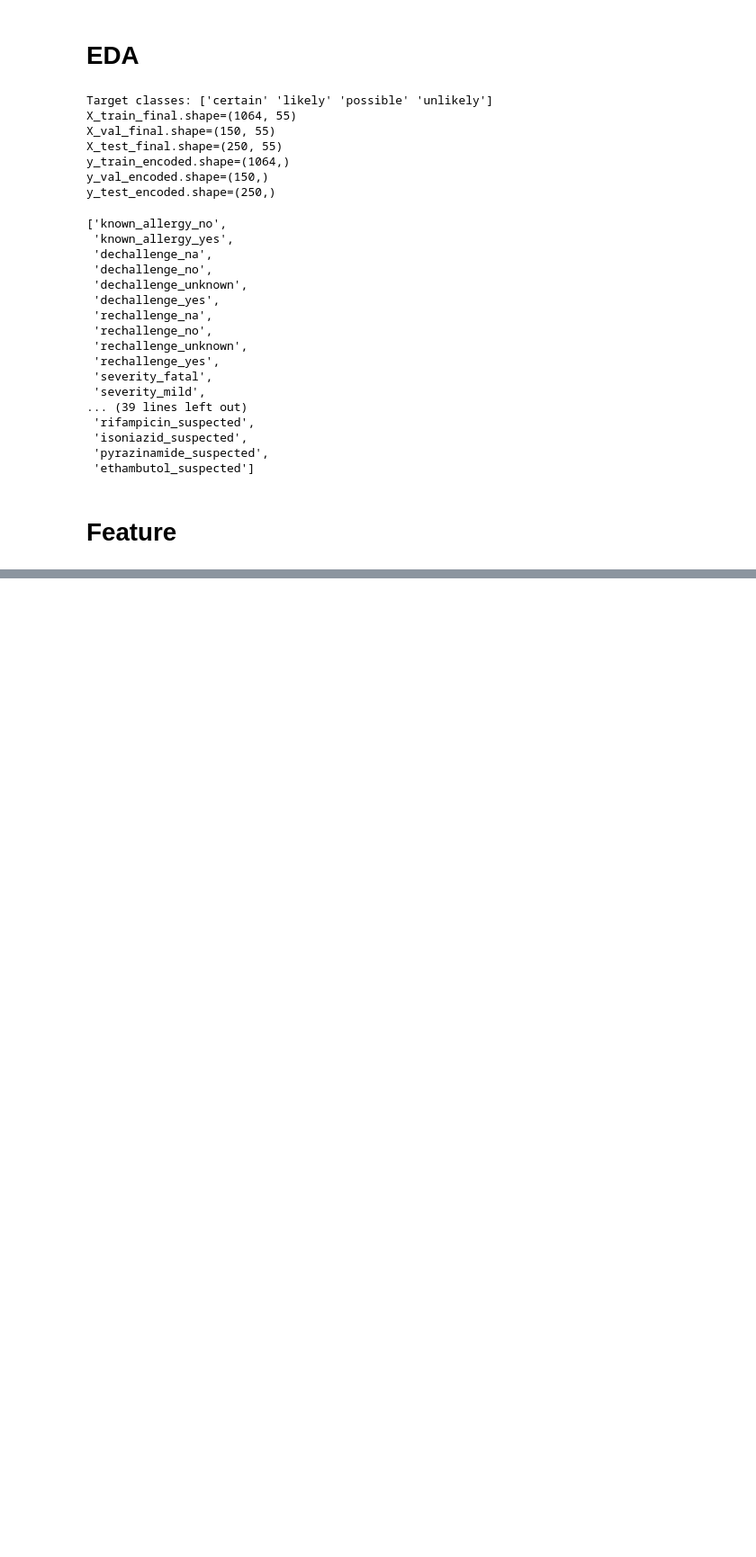
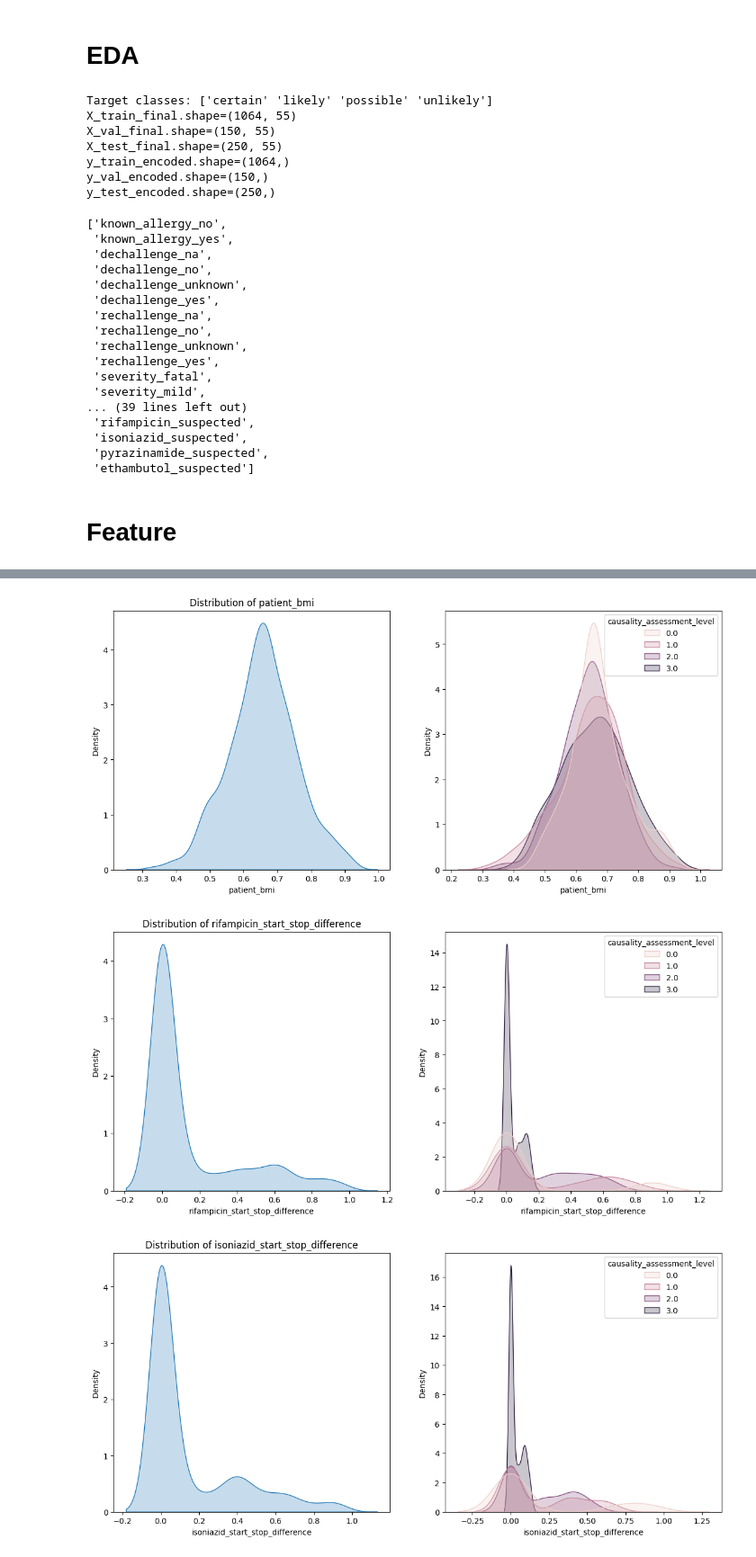
Before and after one commit to kraigochieng/4th-year-project, a Jupyter notebook: ml_model/2_model_creation.ipynb, the cells around one changed output, grey strips where cells are left out. Shown at 90% size. Saved outputs shown, nothing was run; the diff lists cells and outputs as text; code cells hidden in the pictures; blank space fills up the shorter version.

```diff
--- a/ml_model/2_model_creation.ipynb
+++ b/ml_model/2_model_creation.ipynb
@@ -615,0 +666,8 @@ Optimal features: ['dechallenge_yes', 'rechallenge_yes', 'severity_fatal', 'acti
+# %%
+numerical_eda(
+    df=df_for_final_eda, columns=optimal_numerical, target_column=target_column
+)
+# %% [output]
+[figure, added]
+[figure, added]
+[figure, added]
```
Also changed, not shown: parts of 8 cells of this notebook, 12 other files.
